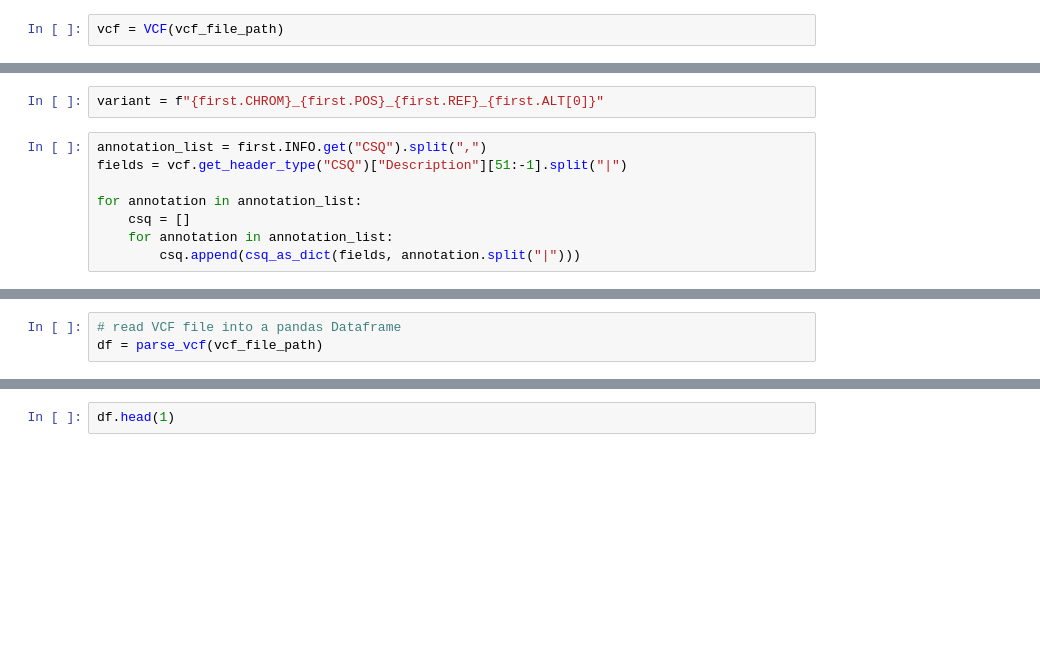
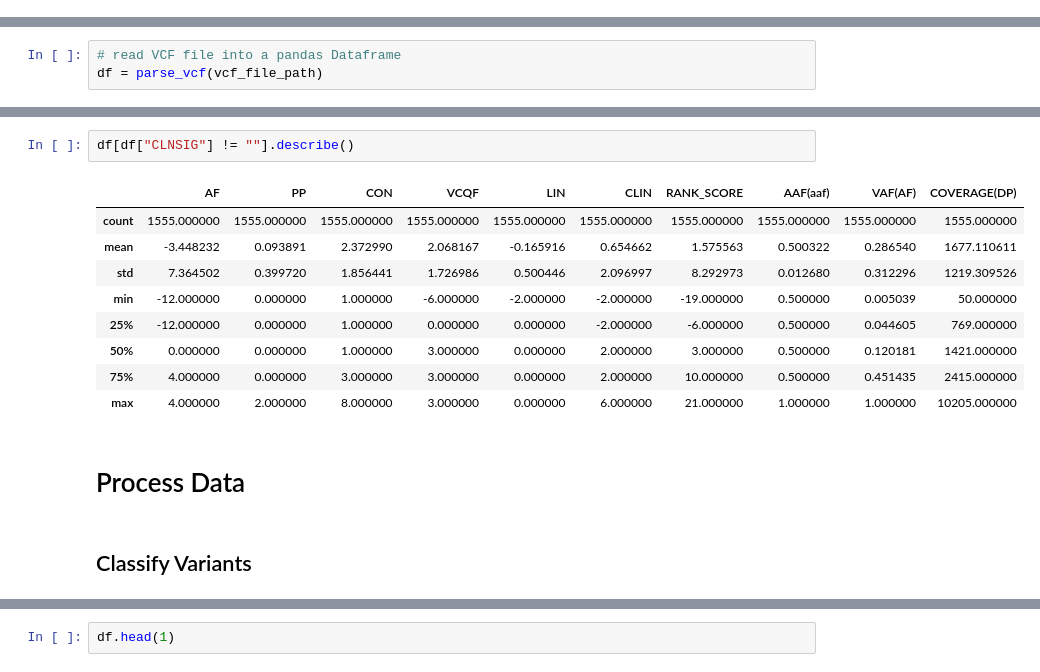
Before and after one commit to josefinelantz/GenScore, a Jupyter notebook: Submission.ipynb, the cells around one changed output, grey strips where cells are left out. Drawn from its saved outputs; the diff is of its cells as text; blank space fills up the shorter version.

```diff
--- a/Submission.ipynb
+++ b/Submission.ipynb
@@ -619,2 +321,0 @@ vcf_file_path = "data/hd829/SNV.somatic.sweetelf.merged.clinical.ranked.vcf"
-# %%
-vcf = VCF(vcf_file_path)
@@ -623,10 +321,0 @@ first = next(vcf)
-# %%
-variant = f"{first.CHROM}_{first.POS}_{first.REF}_{first.ALT[0]}"
-# %%
-annotation_list = first.INFO.get("CSQ").split(",")
-fields = vcf.get_header_type("CSQ")["Description"][51:-1].split("|")
-
-for annotation in annotation_list:
-    csq = []
-    for annotation in annotation_list:
-        csq.append(csq_as_dict(fields, annotation.split("|")))
@@ -729,0 +398,16 @@ df = parse_vcf(vcf_file_path)
+# %%
+df[df["CLNSIG"] != ""].describe()
+# %% [output]
+|  | AF | PP | CON | VCQF | LIN | CLIN | RANK_SCORE | AAF(aaf) | VAF(AF) | COVERAGE(DP) |
+| count | 1555.000000 | 1555.000000 | 1555.000000 | 1555.000000 | 1555.000000 | 1555.000000 | 1555.000000 | 1555.000000 | 1555.000000 | 1555.000000 |
+| mean | -3.448232 | 0.093891 | 2.372990 | 2.068167 | -0.165916 | 0.654662 | 1.575563 | 0.500322 | 0.286540 | 1677.110611 |
+| std | 7.364502 | 0.399720 | 1.856441 | 1.726986 | 0.500446 | 2.096997 | 8.292973 | 0.012680 | 0.312296 | 1219.309526 |
+| min | -12.000000 | 0.000000 | 1.000000 | -6.000000 | -2.000000 | -2.000000 | -19.000000 | 0.500000 | 0.005039 | 50.000000 |
+| 25% | -12.000000 | 0.000000 | 1.000000 | 0.000000 | 0.000000 | -2.000000 | -6.000000 | 0.500000 | 0.044605 | 769.000000 |
+| 50% | 0.000000 | 0.000000 | 1.000000 | 3.000000 | 0.000000 | 2.000000 | 3.000000 | 0.500000 | 0.120181 | 1421.000000 |
+| 75% | 4.000000 | 0.000000 | 3.000000 | 3.000000 | 0.000000 | 2.000000 | 10.000000 | 0.500000 | 0.451435 | 2415.000000 |
+| max | 4.000000 | 2.000000 | 8.000000 | 3.000000 | 0.000000 | 6.000000 | 21.000000 | 1.000000 | 1.000000 | 10205.000000 |
+# %% [markdown]
+# Process Data
+# %% [markdown]
+## Classify Variants
```
Also changed, not shown: parts of 35 cells of this notebook, 4 other files.
